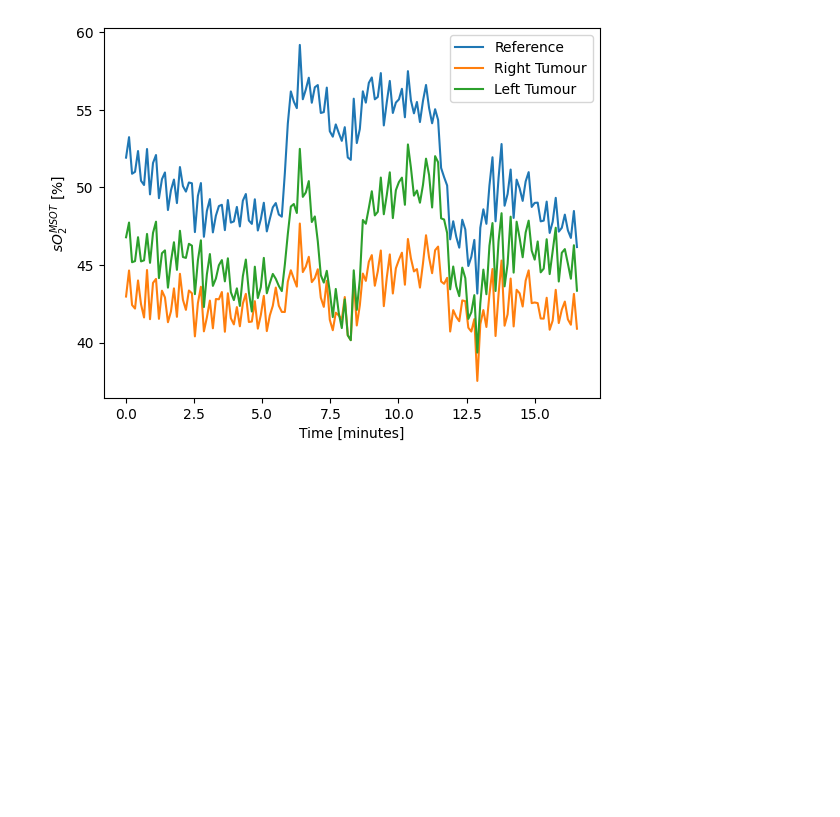
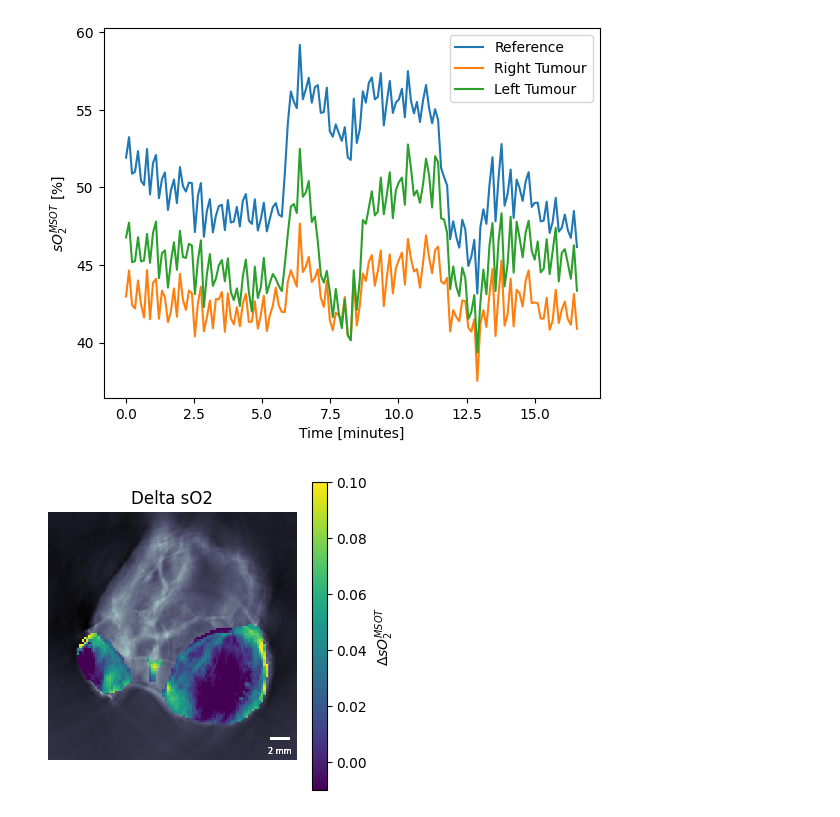
Before and after one commit to tomelse/patato, a Jupyter notebook: docs/examples/04_timeseriesanalysis.ipynb, the cells around one changed output. Drawn from its saved outputs; the diff is of its cells as text; code cells hidden in the pictures; blank space fills up the shorter version.

Commit message:
Fix delta so2 calculator

```diff
--- a/docs/examples/04_timeseriesanalysis.ipynb
+++ b/docs/examples/04_timeseriesanalysis.ipynb
@@ -60,3 +60,21 @@ plt.legend()
 plt.show()
 # %% [output]
 [figure]
+# %%
+gca = pat.GasChallengeAnalyser(display_output=False)
+# %%
+dso2, _, (baseline_so2, baseline_sigma_so2) = gca.run(so2, pa)
+# %%
+fig, ax1 = plt.subplots(figsize=(4, 4))
+
+# Show initial slice
+rec[0].imshow(ax=ax1)
+dso2.imshow(roi_mask=roi_tumour_right, ax=ax1, clim=(-0.01, 0.1))
+dso2.imshow(roi_mask=roi_tumour_left, ax=ax1, clim=(-0.01, 0.1))
+im = dso2.imshow(roi_mask=roi_reference, ax=ax1, clim=(-0.01, 0.1))
+ax1.set_title("Delta sO2")
+
+plt.colorbar(im, ax=ax1, label="$\Delta sO_2^{MSOT}$")
+plt.show()
+# %% [output]
+[figure, added]
```
Also changed, not shown: 5 other files.
